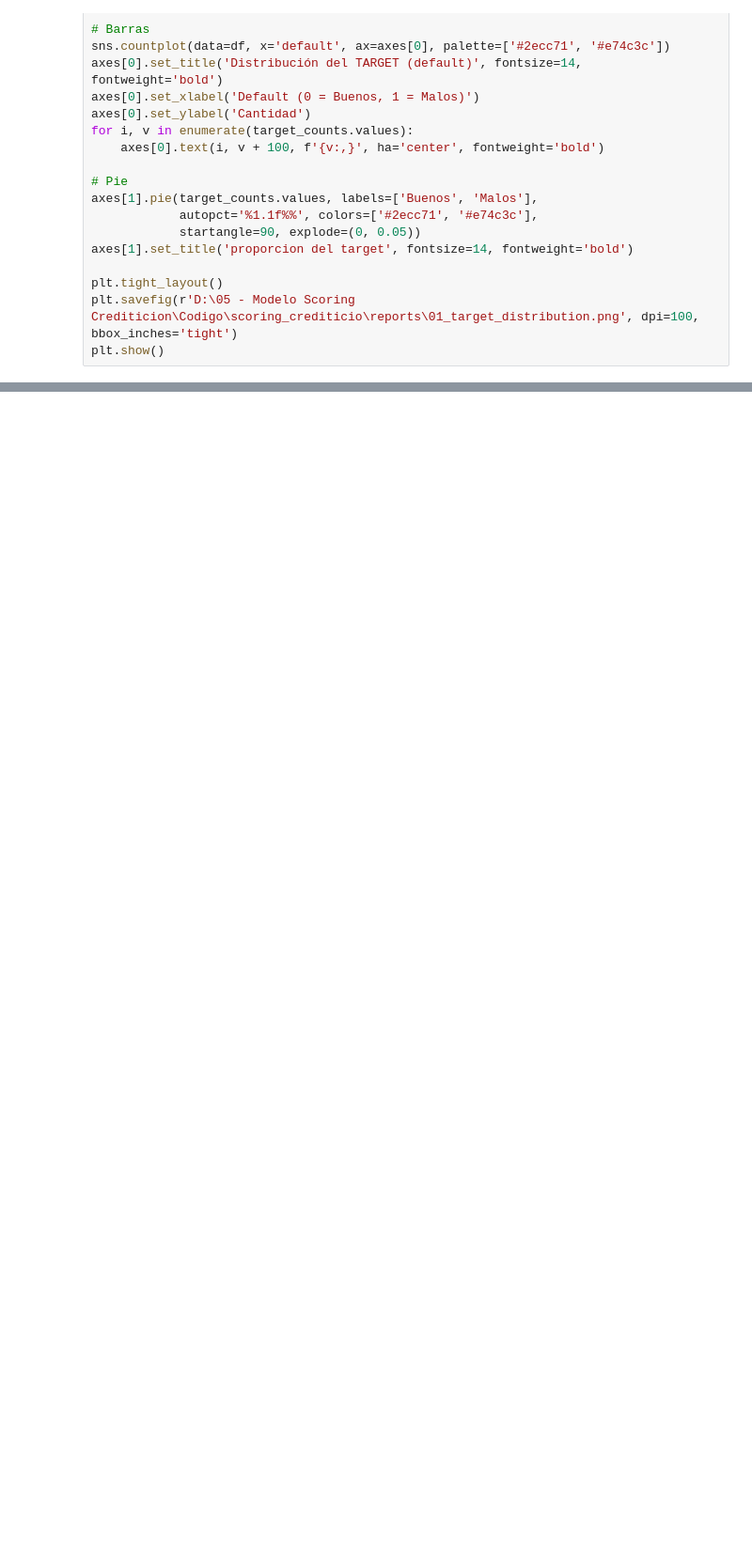
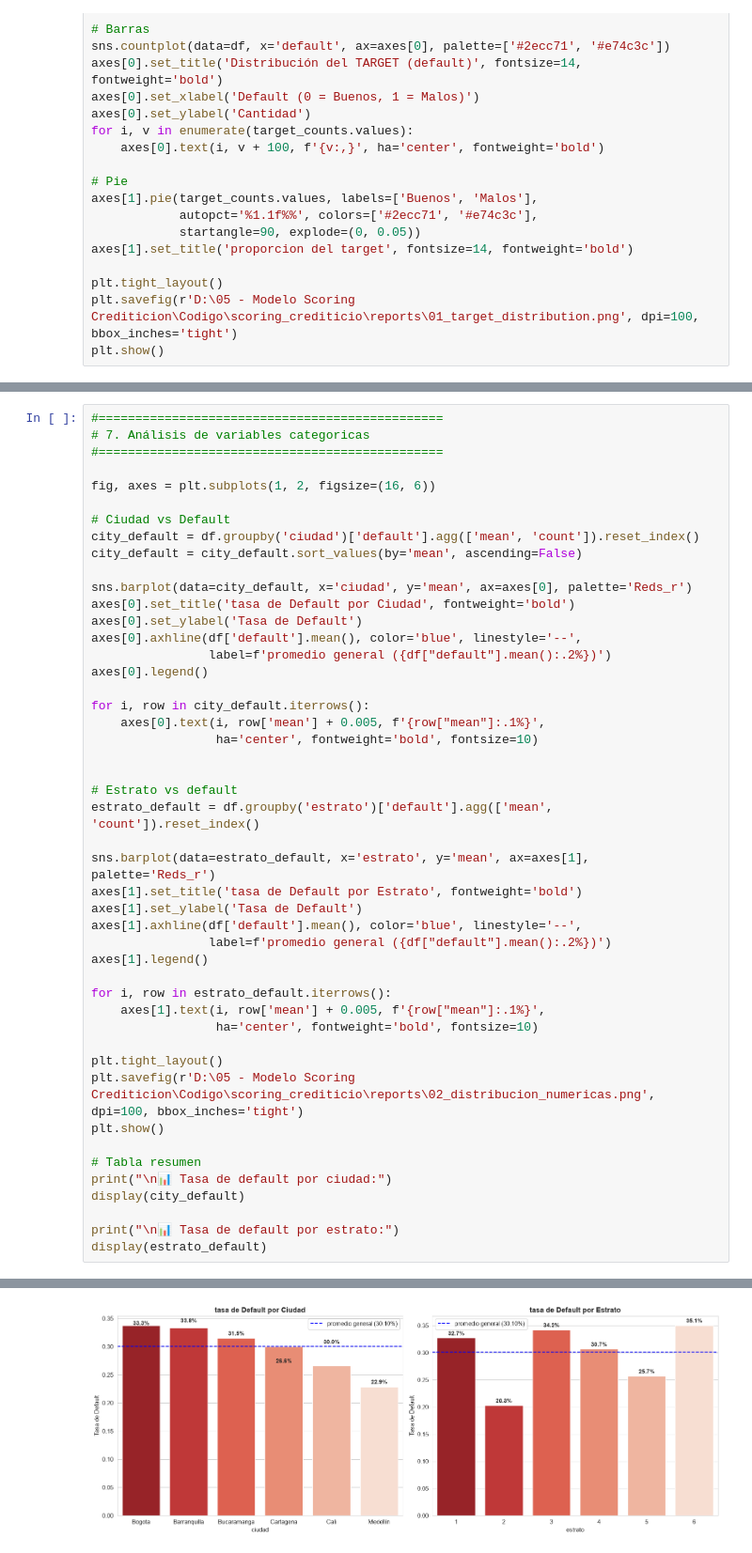
Before and after one commit to JoferPG/Proyecto-Scoring-Crediticio, a Jupyter notebook: notebook/01_eda.ipynb, the cells around one changed output, grey strips where cells are left out. Shown at 94% size. Cells and saved outputs as stored; diff of their text form; blank space fills up the shorter version.

Commit message:
feat: Analisis de variables categoricas vs Target terminado

```diff
--- a/notebook/01_eda.ipynb
+++ b/notebook/01_eda.ipynb
@@ -135,0 +134,48 @@ plt.show()
+# %%
+#===============================================
+# 7. Análisis de variables categoricas
+#===============================================
+
+fig, axes = plt.subplots(1, 2, figsize=(16, 6))
+
+# Ciudad vs Default
+city_default = df.groupby('ciudad')['default'].agg(['mean', 'count']).reset_index()
+city_default = city_default.sort_values(by='mean', ascending=False)
+
+sns.barplot(data=city_default, x='ciudad', y='mean', ax=axes[0], palette='Reds_r')
+axes[0].set_title('tasa de Default por Ciudad', fontweight='bold')
+axes[0].set_ylabel('Tasa de Default')
+axes[0].axhline(df['default'].mean(), color='blue', linestyle='--',
+                label=f'promedio general ({df["default"].mean():.2%})')
+axes[0].legend()
+
+for i, row in city_default.iterrows():
+    axes[0].text(i, row['mean'] + 0.005, f'{row["mean"]:.1%}',
+                 ha='center', fontweight='bold', fontsize=10)
+
+
+# Estrato vs default
+estrato_default = df.groupby('estrato')['default'].agg(['mean', 'count']).reset_index()
+
+sns.barplot(data=estrato_default, x='estrato', y='mean', ax=axes[1], palette='Reds_r')
+axes[1].set_title('tasa de Default por Estrato', fontweight='bold')
+axes[1].set_ylabel('Tasa de Default')
+axes[1].axhline(df['default'].mean(), color='blue', linestyle='--',
+                label=f'promedio general ({df["default"].mean():.2%})')
+axes[1].legend()
+
+for i, row in estrato_default.iterrows():
+    axes[1].text(i, row['mean'] + 0.005, f'{row["mean"]:.1%}',
+                 ha='center', fontweight='bold', fontsize=10)
+
+plt.tight_layout()
+plt.savefig(r'D:\05 - Modelo Scoring Crediticion\Codigo\scoring_crediticio\reports\02_distribucion_numericas.png', dpi=100, bbox_inches='tight')
+plt.show()
+
+# Tabla resumen
+print("\n📊 Tasa de default por ciudad:")
+display(city_default)
+
+print("\n📊 Tasa de default por estrato:")
+display(estrato_default)
+# %% [output]
@@ -135,0 +189 @@ plt.show()
+[figure, added]
```
Also changed, not shown: parts of 2 cells of this notebook, 1 other file.
